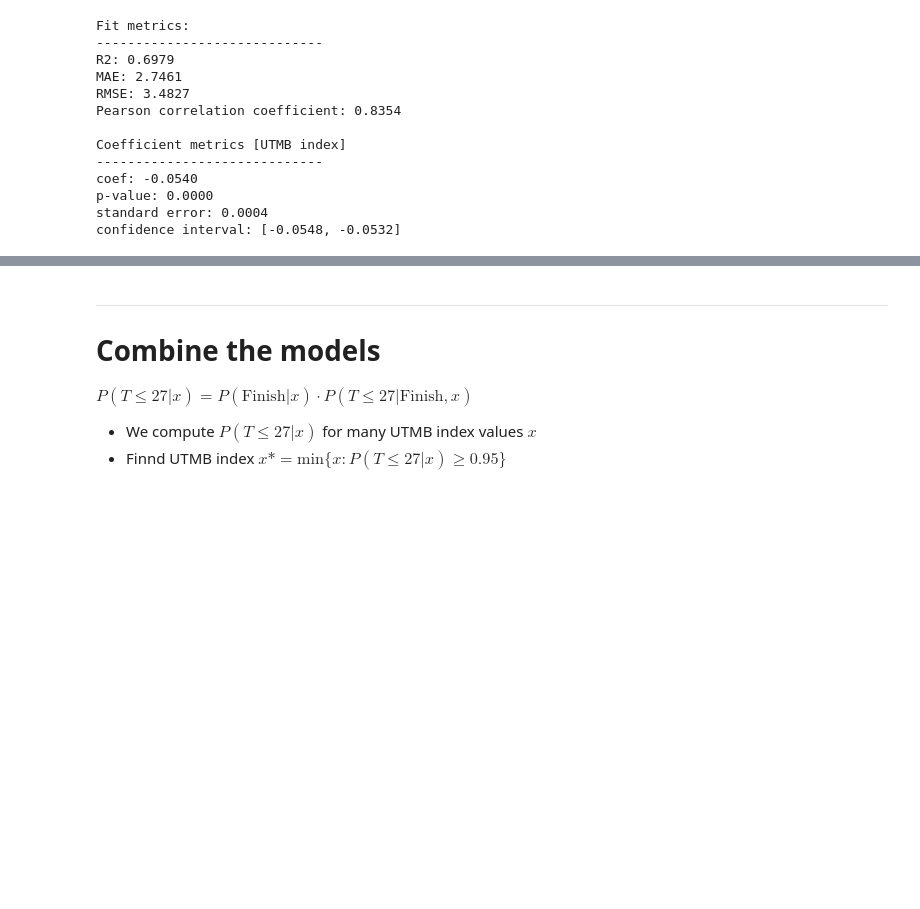
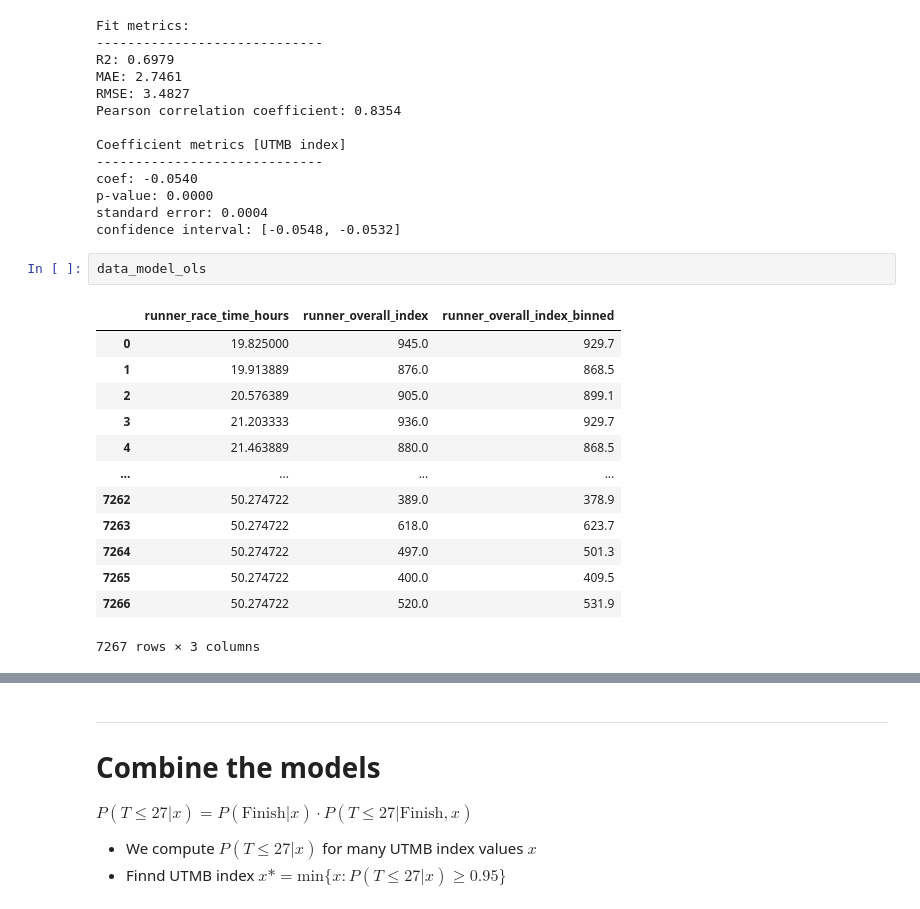
Before and after one commit to 1312Bravo/Path-To-UTMB, a Jupyter notebook: utmb_under_27h/analysis.ipynb, the cells around one changed output, grey strips where cells are left out. Saved outputs shown, nothing was run; the diff lists cells and outputs as text; blank space fills up the shorter version.

```diff
--- a/utmb_under_27h/analysis.ipynb
+++ b/utmb_under_27h/analysis.ipynb
@@ -511,6 +475,22 @@ coef: -0.0540
 p-value: 0.0000
 standard error: 0.0004
 confidence interval: [-0.0548, -0.0532]
+# %%
+data_model_ols
+# %% [output]
+|  | runner_race_time_hours | runner_overall_index | runner_overall_index_binned |
+| 0 | 19.825000 | 945.0 | 929.7 |
+| 1 | 19.913889 | 876.0 | 868.5 |
+| 2 | 20.576389 | 905.0 | 899.1 |
+| 3 | 21.203333 | 936.0 | 929.7 |
+| 4 | 21.463889 | 880.0 | 868.5 |
+| ... | ... | ... | ... |
+| 7262 | 50.274722 | 389.0 | 378.9 |
+| 7263 | 50.274722 | 618.0 | 623.7 |
+| 7264 | 50.274722 | 497.0 | 501.3 |
+| 7265 | 50.274722 | 400.0 | 409.5 |
+| 7266 | 50.274722 | 520.0 | 531.9 |
+7267 rows × 3 columns
 # %%
 # Linear model Diagnostic plots
 
```
Also changed, not shown: parts of 3 cells of this notebook.
